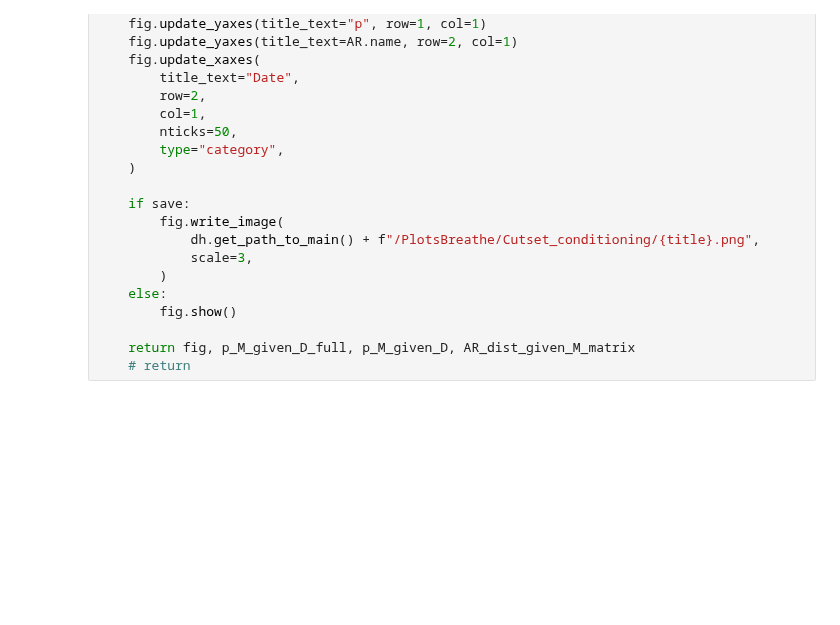
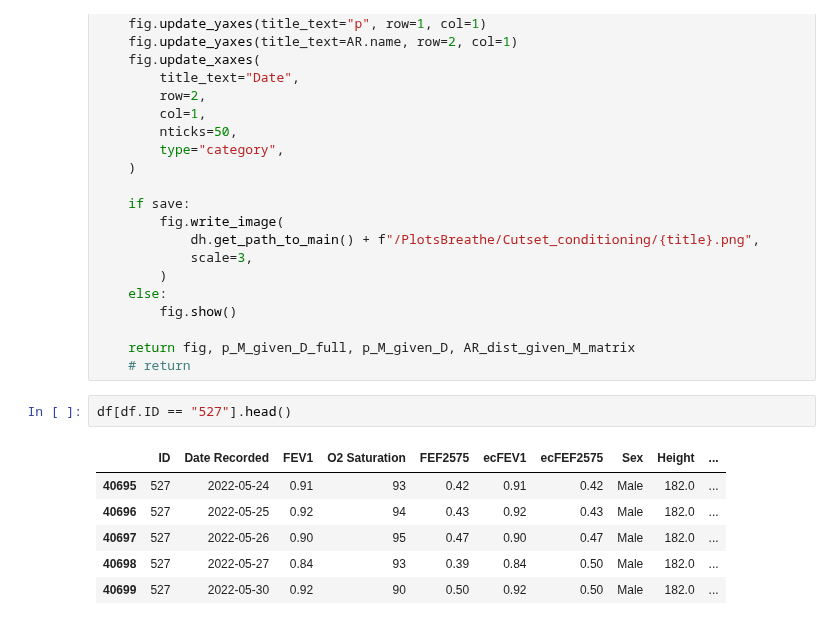
Before and after one commit to tristantreb/phd, a Jupyter notebook: src/inference/cutset_conditioning.ipynb, the cells around one changed output. Drawn from its saved outputs; the diff is of its cells as text; blank space fills up the shorter version.

```diff
--- a/src/inference/cutset_conditioning.ipynb
+++ b/src/inference/cutset_conditioning.ipynb
@@ -1400,3 +1400,12 @@ def compute_log_p_D_given_M_per_HFEV1_HO2Sat_obs_temporal_ARfinal(
 
     return fig, p_M_given_D_full, p_M_given_D, AR_dist_given_M_matrix
     # return
+# %%
+df[df.ID == "527"].head()
+# %% [output]
+|  | ID | Date Recorded | FEV1 | O2 Saturation | FEF2575 | ecFEV1 | ecFEF2575 | Sex | Height | ... |
+| 40695 | 527 | 2022-05-24 | 0.91 | 93 | 0.42 | 0.91 | 0.42 | Male | 182.0 | ... |
+| 40696 | 527 | 2022-05-25 | 0.92 | 94 | 0.43 | 0.92 | 0.43 | Male | 182.0 | ... |
+| 40697 | 527 | 2022-05-26 | 0.90 | 95 | 0.47 | 0.90 | 0.47 | Male | 182.0 | ... |
+| 40698 | 527 | 2022-05-27 | 0.84 | 93 | 0.39 | 0.84 | 0.50 | Male | 182.0 | ... |
+| 40699 | 527 | 2022-05-30 | 0.92 | 90 | 0.50 | 0.92 | 0.50 | Male | 182.0 | ... |
```
Also changed, not shown: parts of 6 cells of this notebook, 1 other file.
